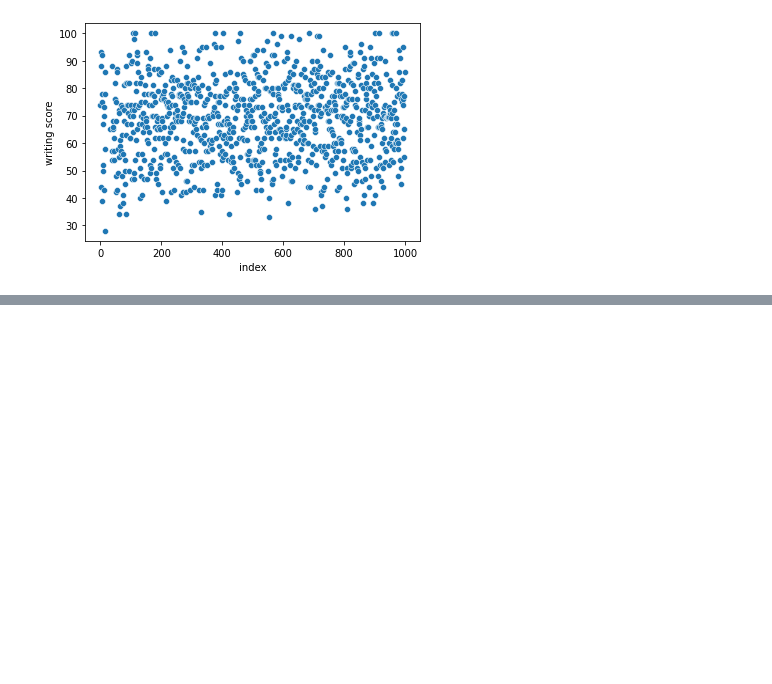
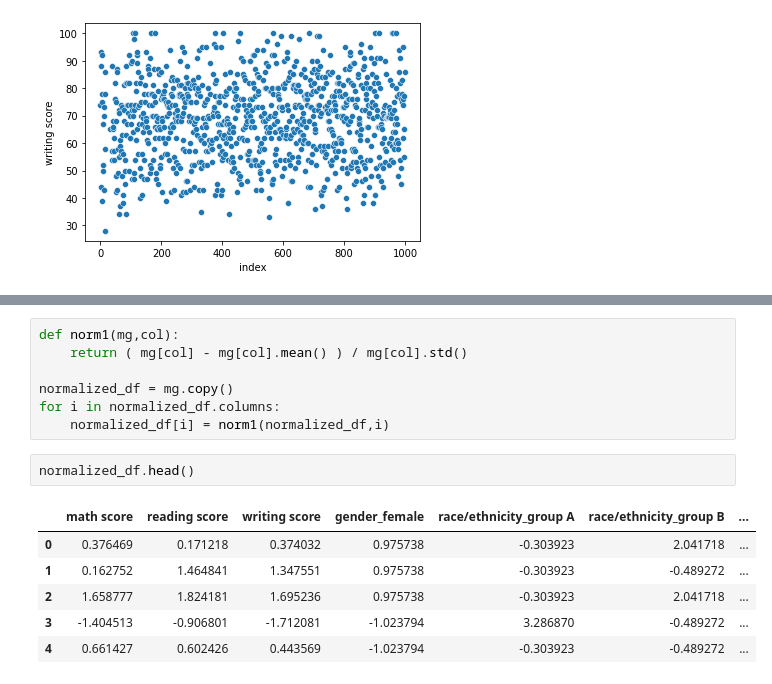
Before and after one commit to mayuresh714/6th-sem-assignments, a Jupyter notebook: DSBDAlab/assignment_no_2/assign2.ipynb, the cells around one changed output, grey strips where cells are left out. Drawn from its saved outputs; the diff is of its cells as text; blank space fills up the shorter version.

```diff
--- a/DSBDAlab/assignment_no_2/assign2.ipynb
+++ b/DSBDAlab/assignment_no_2/assign2.ipynb
@@ -517,0 +545,16 @@ sns.scatterplot(x= 'index' , y='writing score',data=score_df)
+# %%
+def norm1(mg,col):
+    return ( mg[col] - mg[col].mean() ) / mg[col].std()
+
+normalized_df = mg.copy()
+for i in normalized_df.columns:
+    normalized_df[i] = norm1(normalized_df,i)
+# %%
+normalized_df.head()
+# %% [output]
+|  | math score | reading score | writing score | gender_female | race/ethnicity_group A | race/ethnicity_group B | ... |
+| 0 | 0.376469 | 0.171218 | 0.374032 | 0.975738 | -0.303923 | 2.041718 | ... |
+| 1 | 0.162752 | 1.464841 | 1.347551 | 0.975738 | -0.303923 | -0.489272 | ... |
+| 2 | 1.658777 | 1.824181 | 1.695236 | 0.975738 | -0.303923 | 2.041718 | ... |
+| 3 | -1.404513 | -0.906801 | -1.712081 | -1.023794 | 3.286870 | -0.489272 | ... |
+| 4 | 0.661427 | 0.602426 | 0.443569 | -1.023794 | -0.303923 | -0.489272 | ... |
```
Also changed, not shown: parts of 15 cells of this notebook, 2 other files.
